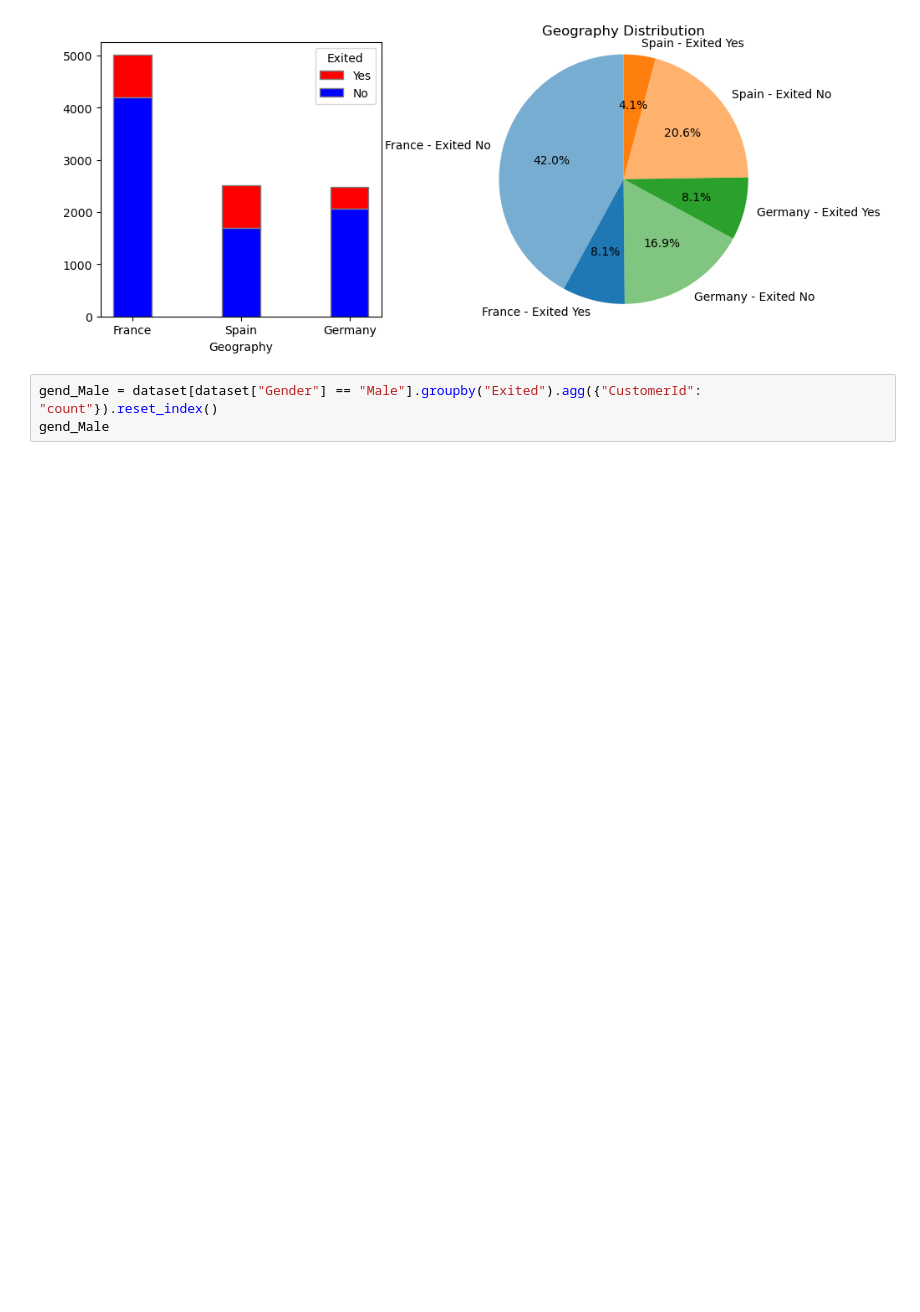
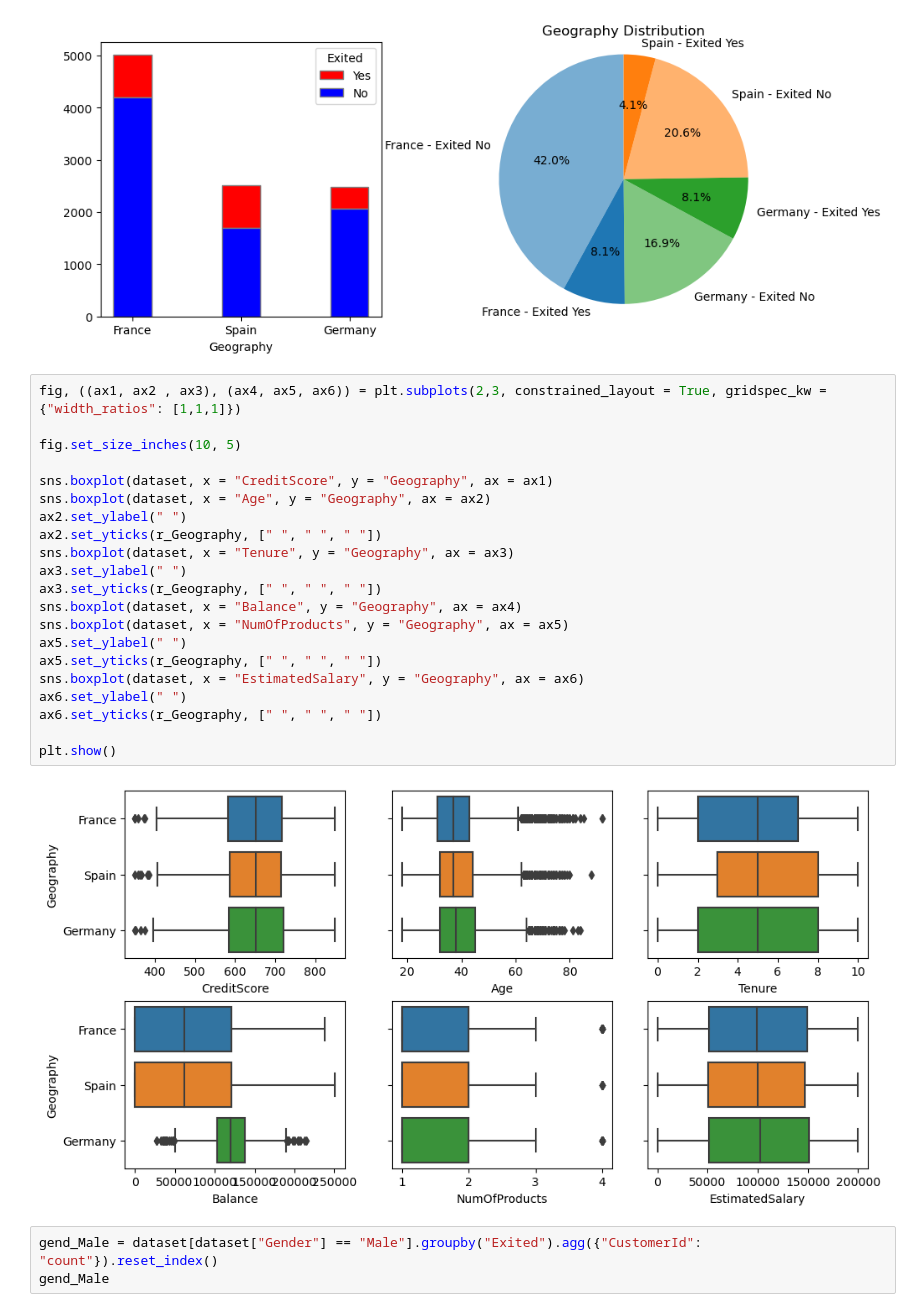
Before and after one commit to PacoDLC/Churn_Modelling_Project, a Jupyter notebook: EDA.ipynb, the cells around one changed output. Saved outputs shown, nothing was run; the diff lists cells and outputs as text; blank space fills up the shorter version.

Commit message:
Se añaden boxplots por categorías

```diff
--- a/EDA.ipynb
+++ b/EDA.ipynb
@@ -313,6 +313,29 @@ ax2.set_title("Geography Distribution")
 plt.show()
 # %% [output]
 [figure]
+# %%
+fig, ((ax1, ax2 , ax3), (ax4, ax5, ax6)) = plt.subplots(2,3, constrained_layout = True, gridspec_kw = {"width_ratios": [1,1,1]})
+
+fig.set_size_inches(10, 5)
+
+sns.boxplot(dataset, x = "CreditScore", y = "Geography", ax = ax1)
+sns.boxplot(dataset, x = "Age", y = "Geography", ax = ax2)
+ax2.set_ylabel(" ")
+ax2.set_yticks(r_Geography, [" ", " ", " "])
+sns.boxplot(dataset, x = "Tenure", y = "Geography", ax = ax3)
+ax3.set_ylabel(" ")
+ax3.set_yticks(r_Geography, [" ", " ", " "])
+sns.boxplot(dataset, x = "Balance", y = "Geography", ax = ax4)
+sns.boxplot(dataset, x = "NumOfProducts", y = "Geography", ax = ax5)
+ax5.set_ylabel(" ")
+ax5.set_yticks(r_Geography, [" ", " ", " "])
+sns.boxplot(dataset, x = "EstimatedSalary", y = "Geography", ax = ax6)
+ax6.set_ylabel(" ")
+ax6.set_yticks(r_Geography, [" ", " ", " "])
+
+plt.show()
+# %% [output]
+[figure, added]
 # %%
 gend_Male = dataset[dataset["Gender"] == "Male"].groupby("Exited").agg({"CustomerId": "count"}).reset_index()
 gend_Male
```
Also changed, not shown: parts of 4 cells of this notebook.
